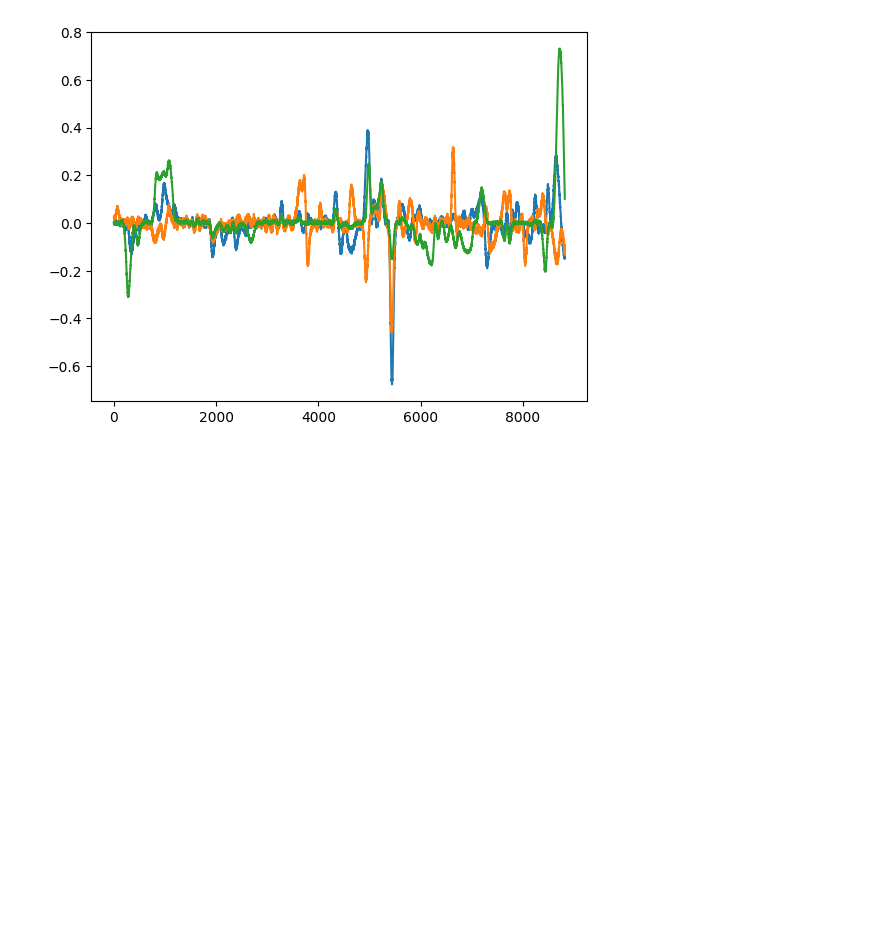
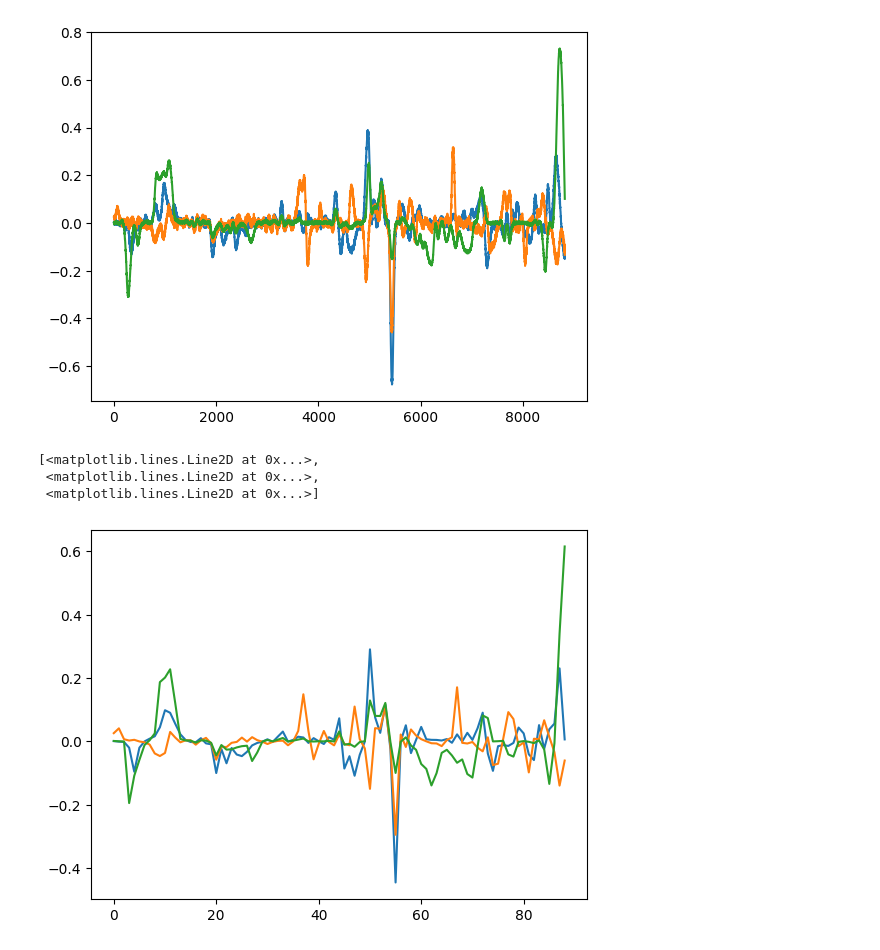
Before and after one commit to ZYVE255/encs6181_project, a Jupyter notebook: drone_sim.ipynb, the cells around one changed output. Cells and saved outputs as stored; diff of their text form; code cells hidden in the pictures; blank space fills up the shorter version.

```diff
--- a/drone_sim.ipynb
+++ b/drone_sim.ipynb
@@ -31,3 +36,23 @@ plt.plot(gyr)
  <matplotlib.lines.Line2D at 0x...>,
  <matplotlib.lines.Line2D at 0x...>]
 [figure]
+# %%
+import numpy as np
+
+imu_sumdiv = int(np.floor(acc.shape[0]/100))
+
+avg_acc = np.zeros(shape=(imu_sumdiv+1,3))
+avg_acc[0,:] = acc[0,:]
+avg_gyr = np.zeros(shape=(imu_sumdiv+1,3))
+avg_gyr[0,:] = gyr[0,:]
+
+for i in range(imu_sumdiv):
+    avg_acc[i+1,:] = np.average(acc[1+100*i:1+100*(i+1),:], axis=0)
+    avg_gyr[i+1,:] = np.average(gyr[1+100*i:1+100*(i+1),:], axis=0)
+# %%
+plt.plot(avg_gyr)
+# %% [output]
+[<matplotlib.lines.Line2D at 0x...>,
+ <matplotlib.lines.Line2D at 0x...>,
+ <matplotlib.lines.Line2D at 0x...>]
+[figure, added]
```
Also changed, not shown: parts of 2 cells of this notebook.
